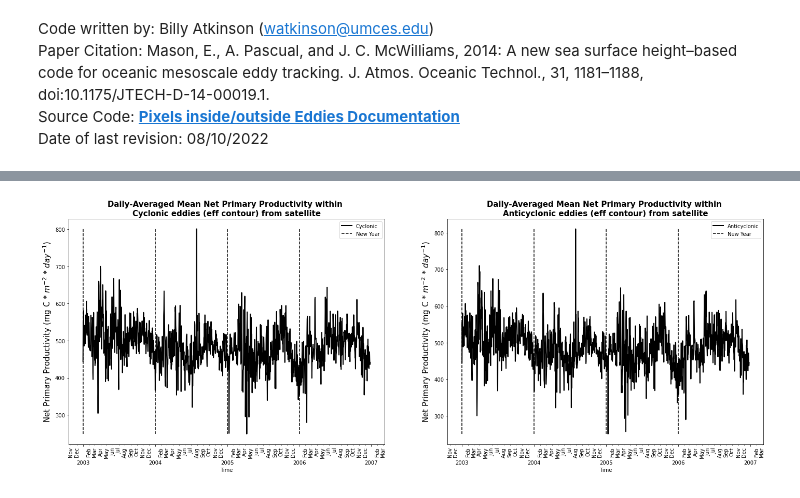
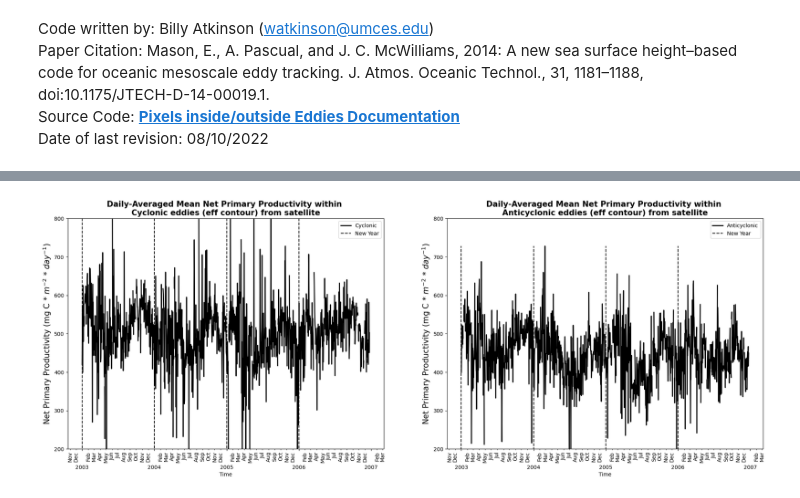
Before and after one commit to watkinson7/Graduate_Thesis_Research_Fall_2022, a Jupyter notebook: Python_Code/Mask_outside_eddy_calc_mean_time_series.ipynb, the cells around one changed output, grey strips where cells are left out. Saved outputs shown, nothing was run; the diff lists cells and outputs as text; code cells hidden in the pictures.

```diff
--- a/Python_Code/Mask_outside_eddy_calc_mean_time_series.ipynb
+++ b/Python_Code/Mask_outside_eddy_calc_mean_time_series.ipynb
@@ -146,7 +254,8 @@ dtype: float64
 # %%
 start = dt.datetime(2003,1,1)
-new_dates = [start + dt.timedelta(days=i) for i in range(1456)]
-
+new_dates = [start + dt.timedelta(days=i) for i in range(1454)]
+#new_dates_y = [start + dt.timedelta(days=i) for i in range(360)]
+#y=new_dates_y
 #print(new_dates)
 
 x = new_dates
@@ -162,24 +271,19 @@ years=mdates.YearLocator()
 #fig = plt.figure(figsize=(12, 8), dpi=80)
 #ax = fig.add_axes([.03,.03,.8,.8])
 fig, (ax1,ax2) = plt.subplots(1,2,figsize=(24,8))
-#ax1.set_title('Average Small Zooplankton Biomass within \nAnticyclonic eddies from model',loc='center',fontsize=15,fontweight='bold')
-#ax2.set_title('Average Small Zooplankton Biomass within \nCyclonic eddies from model',loc='center',fontsize=15,fontweight='bold')
-#ax1.set_title('Max and Min Chlorphyll within \nAnticyclonic eddies from  satellite',loc='center',fontsize=15,fontweight='bold')
-#ax2.set_title('Max and Min Chlorphyll within \nCyclonic eddies from satellite',loc='center',fontsize=15,fontweight='bold')
 #ax1.set_title('Daily-Averaged Mean Chlorophyll within GoM-tuned \nCyclonic eddies (eff contour) from satellite',loc='center',fontsize=15,fontweight='bold')
 #ax2.set_title('Daily-Averaged Mean Chlorophyll within GoM-tuned \nAnticyclonic eddies (eff contour) from satellite',loc='center',fontsize=15,fontweight='bold')
 #ax1.set_title('Daily-Averaged Mean Phytoplankton Carbon Biomass \nCyclonic eddies (eff contour) from satellite',loc='center',fontsize=15,fontweight='bold')
 #ax2.set_title('Daily-Averaged Mean Phytoplankton Carbon Biomass \nAnticyclonic eddies (eff contour) from satellite',loc='center',fontsize=15,fontweight='bold')
 ax1.set_title('Daily-Averaged Mean Net Primary Productivity within \nCyclonic eddies (eff contour) from satellite',loc='center',fontsize=15,fontweight='bold')
 ax2.set_title('Daily-Averaged Mean Net Primary Productivity within \nAnticyclonic eddies (eff contour) from satellite',loc='center',fontsize=15,fontweight='bold')
-#ax1.set_ylim(0,3)
+#ax1.set_ylim(-3,1)
 #ax2.set_ylim(100,700)
-#plt.title('Average Small Zooplankton Biomass within eddies from model',loc='center',fontsize=15,fontweight='bold')#,y=1.03)
+#ax1.plot(x,np.log(cycl_chlor_mean),label='Cyclonic',color='k',lw=2)#,alpha=.5)
 ax1.plot(x,cycl_chlor_mean,label='Cyclonic',color='k',lw=2)#,alpha=.5)
-#ax1.plot(x,anti_chlor_mean_max,label='Anticyclonic',color='k',lw=2)#,alpha=.5)
+#ax2.plot(x,np.log(anti_chlor_mean),label='Anticyclonic',color='k',lw=2)#,alpha=.5)
 ax2.plot(x,anti_chlor_mean,label='Anticyclonic',color='k',lw=2)#,alpha=.5)
-#ax1.plot(x,cycl_chlor_mean_max,label='Cyclonic',color='red',lw=2,alpha=.5)
-#ax2.plot(x,cycl_chlor_mean_min,label='Cyclonic',color='red',lw=2,alpha=.5)
+
 '''
 ax3 = ax1.twinx()
 ax4 = ax2.twinx()
@@ -188,35 +292,47 @@ ax3.plot(x,anti_eddies.effective_radius.resample('D').mean(), label='Amplitude',
 ax4.plot(x,cycl_eddies.effective_radius.resample('D').mean(), label='Amplitude',color='blue',lw=2,alpha=.5)
 ax4.plot(x,anti_eddies.effective_radius.resample('D').mean(), label='Amplitude',color='green',lw=2,alpha=.5)
 '''
+#ax1.vlines(x=['2003-01-01','2004-01-01','2005-01-01','2006-01-01'],
+          #ymin=np.nanmin(np.log(cycl_chlor_mean)), ymax=np.nanmax(np.log(cycl_chlor_mean)),colors='k',ls='--',label='New Year')
 ax1.vlines(x=['2003-01-01','2004-01-01','2005-01-01','2006-01-01'],
-          ymin=np.min(cycl_chlor_mean), ymax=np.max(cycl_chlor_mean),colors='k',ls='--',label='New Year')
+          ymin=np.nanmin(cycl_chlor_mean), ymax=np.nanmax(cycl_chlor_mean),colors='k',ls='--',label='New Year')
 ax1.xaxis.set_major_locator(years)
 ax1.xaxis.set_major_formatter(xfmt_major)
 #ax1.set_xticklabels(['Jan','Feb','Mar','Apr','May','Jun','Jul','Aug','Sep','Oct','Nov','Dec'])
 ax1.xaxis.set_minor_locator(months)
 ax1.xaxis.set_minor_formatter(xfmt_minor)
 plt.setp(ax1.xaxis.get_minorticklabels(), rotation=90)
 ax1.set_xlabel('Time')
 #ax1.set_ylabel('Chl (mg * $m^{-3}$)',fontsize=15)
+#ax1.set_ylabel('log of Chl (mg * $m^{-3}$)',fontsize=15)
 #ax1.set_ylabel('Phyto. Cabon Biomass (mg C * $m^{-3}$)',fontsize=15)
+#ax1.set_ylabel('log of Phyto. Cabon Biomass (mg C * $m^{-3}$)',fontsize=15)
 ax1.set_ylabel('Net Primary Productivity (mg C * $m^{-2}$ * $day^{-1}$)',fontsize=15)
+#ax1.set_ylabel('log of Net Primary Productivity (mg C * $m^{-2}$ * $day^{-1}$)',fontsize=15)
 ax1.legend(loc='best')
 
+#ax2.vlines(x=['2003-01-01','2004-01-01','2005-01-01','2006-01-01'],
+          #ymin=np.nanmin(np.log(anti_chlor_mean)), ymax=np.nanmax(np.log(anti_chlor_mean)),colors='k',ls='--',label='New Year')
 ax2.vlines(x=['2003-01-01','2004-01-01','2005-01-01','2006-01-01'],
-          ymin=np.min(anti_chlor_mean), ymax=np.max(anti_chlor_mean),colors='k',ls='--',label='New Year')
+          ymin=np.nanmin(anti_chlor_mean), ymax=np.nanmax(anti_chlor_mean),colors='k',ls='--',label='New Year')
 ax2.xaxis.set_major_locator(years)
 ax2.xaxis.set_major_formatter(xfmt_major)
 #ax1.set_xticklabels(['Jan','Feb','Mar','Apr','May','Jun','Jul','Aug','Sep','Oct','Nov','Dec'])
 ax2.xaxis.set_minor_locator(months)
 ax2.xaxis.set_minor_formatter(xfmt_minor)
 plt.setp(ax2.xaxis.get_minorticklabels(), rotation=90)
 ax2.set_xlabel('Time')
 #ax2.set_ylabel('Chl (mg * $m^{-3}$)',fontsize=15)
+#ax2.set_ylabel('log of Chl (mg * $m^{-3}$)',fontsize=15)
 #ax2.set_ylabel('Phyto. Cabon Biomass (mg C * $m^{-3}$)',fontsize=15)
+#ax2.set_ylabel('log of Phyto. Cabon Biomass (mg C * $m^{-3}$)',fontsize=15)
 ax2.set_ylabel('Net Primary Productivity (mg C * $m^{-2}$ * $day^{-1}$)',fontsize=15)
+#ax2.set_ylabel('log of Net Primary Productivity (mg C * $m^{-2}$ * $day^{-1}$)',fontsize=15)
 ax2.legend(loc='best')
+ax1.set_ylim(200,800)
+ax2.set_ylim(200,800)
 #ax3.set_ylabel('Amplitude (meters)',fontsize=15)
 #ax4.set_ylabel('Amplitude (meters)',fontsize=15)
 plt.show()
 # %% [output]
-[figure, old version]
+[figure, new version]
```
Also changed, not shown: parts of 4 cells of this notebook.
